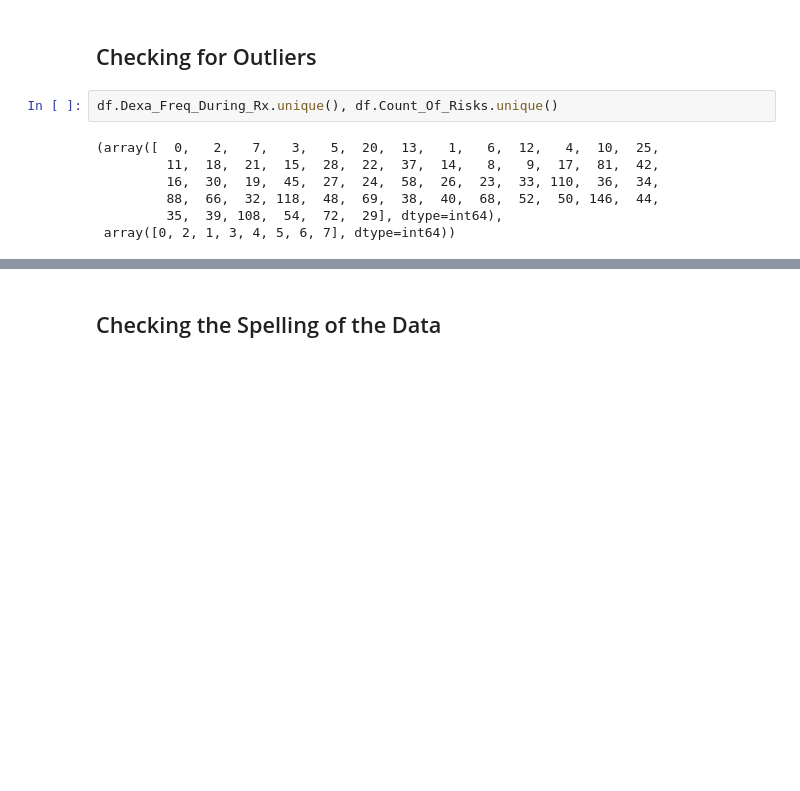
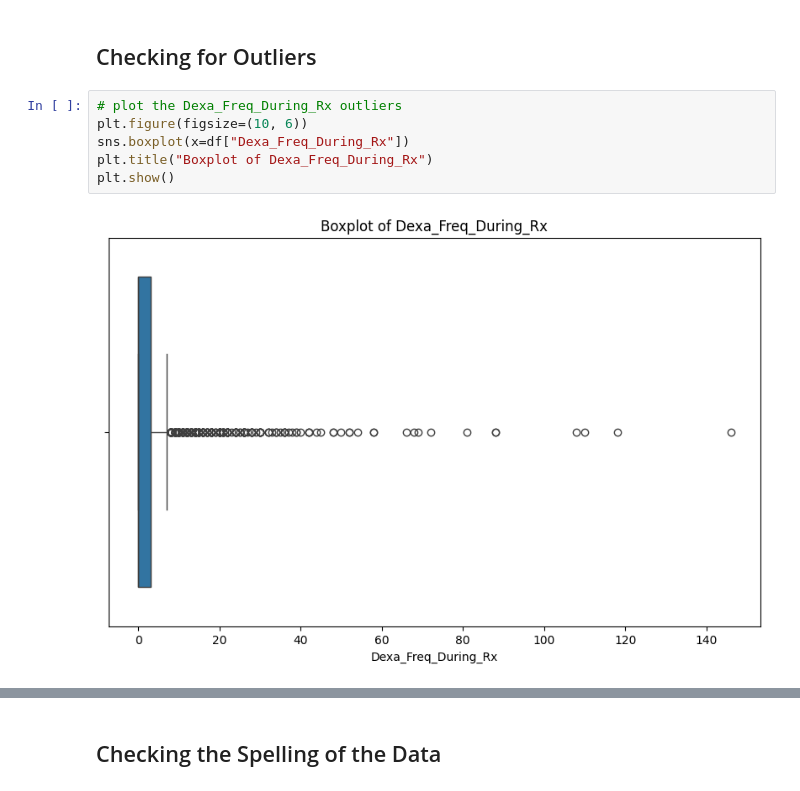
Before and after one commit to matthewiversen/data-glacier-internship, a Jupyter notebook: week-10/notebook.ipynb, the cells around one changed output, grey strips where cells are left out. Cells and saved outputs as stored; diff of their text form; blank space fills up the shorter version.

```diff
--- a/week-10/notebook.ipynb
+++ b/week-10/notebook.ipynb
@@ -131,12 +129,11 @@ memory usage: 1.8+ MB
 The data is all objects, aside from 2 int64 columns.
 # %% [markdown]
 ## Checking for Outliers
-# %%
-df.Dexa_Freq_During_Rx.unique(), df.Count_Of_Risks.unique()
-# %% [output]
-(array([  0,   2,   7,   3,   5,  20,  13,   1,   6,  12,   4,  10,  25,
-         11,  18,  21,  15,  28,  22,  37,  14,   8,   9,  17,  81,  42,
-         16,  30,  19,  45,  27,  24,  58,  26,  23,  33, 110,  36,  34,
-         88,  66,  32, 118,  48,  69,  38,  40,  68,  52,  50, 146,  44,
-         35,  39, 108,  54,  72,  29], dtype=int64),
- array([0, 2, 1, 3, 4, 5, 6, 7], dtype=int64))
+# %%
+# plot the Dexa_Freq_During_Rx outliers
+plt.figure(figsize=(10, 6))
+sns.boxplot(x=df["Dexa_Freq_During_Rx"])
+plt.title("Boxplot of Dexa_Freq_During_Rx")
+plt.show()
+# %% [output]
+[figure, added]
```
Also changed, not shown: parts of 19 cells of this notebook.
